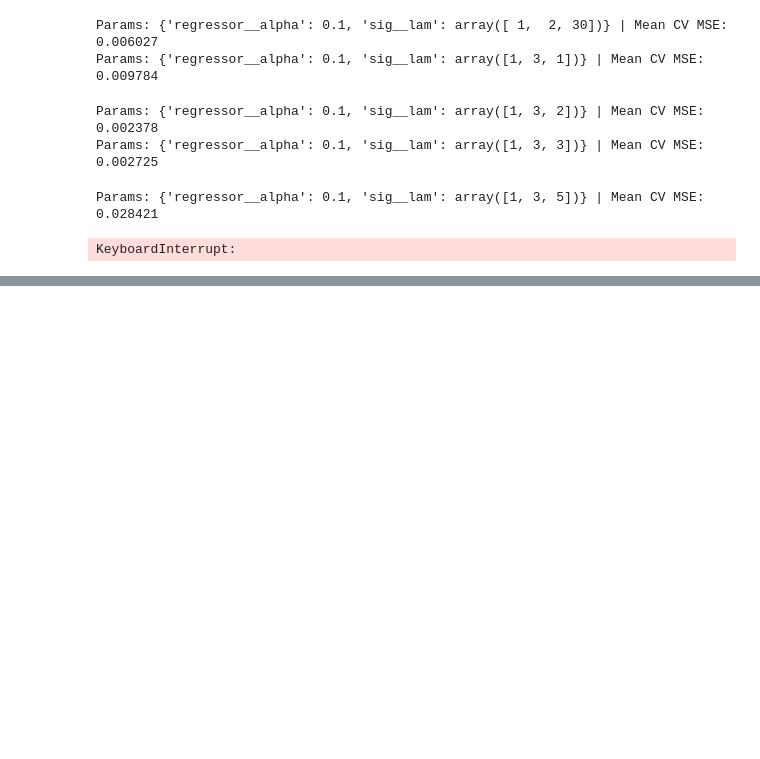
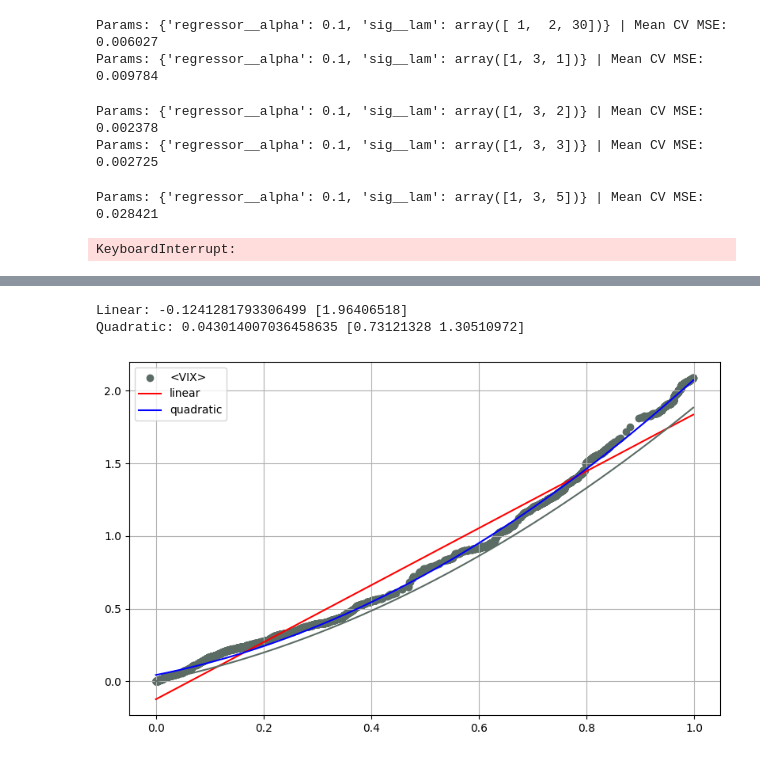
Before and after one commit to MrG1raffe/signature, a Jupyter notebook: notebooks/SPX-VIX_EFM-Signature.ipynb, the cells around one changed output, grey strips where cells are left out. Saved outputs shown, nothing was run; the diff lists cells and outputs as text; code cells hidden in the pictures; blank space fills up the shorter version.

```diff
--- a/notebooks/SPX-VIX_EFM-Signature.ipynb
+++ b/notebooks/SPX-VIX_EFM-Signature.ipynb
@@ -272,0 +302,23 @@ KeyboardInterrupt:
+# %%
+linreg = LinearRegression()
+linreg.fit(X=U[:, None], y=VIX_qv)
+
+linreg_sq = LinearRegression()
+linreg_sq.fit(X=np.hstack([U[:, None], U[:, None]**2]), y=VIX_qv)
+
+plt.scatter(U, VIX_qv, label="<VIX>")
+plt.plot(U, linreg.predict(U[:, None]), "r", label="linear")
+plt.plot(U, linreg_sq.predict(np.hstack([U[:, None], U[:, None]**2])), "b", label="quadratic")
+
+a, b = 0.76, 1.13
+plt.plot(U, a * U + b * U**2)
+
+print("Linear:", linreg.intercept_, linreg.coef_)
+print("Quadratic:", linreg_sq.intercept_, linreg_sq.coef_)
+
+plt.legend()
+plt.show()
+# %% [output]
+Linear: -0.1241281793306499 [1.96406518]
+Quadratic: 0.043014007036458635 [0.73121328 1.30510972]
+[figure, added]
```
Also changed, not shown: parts of 45 cells of this notebook.
